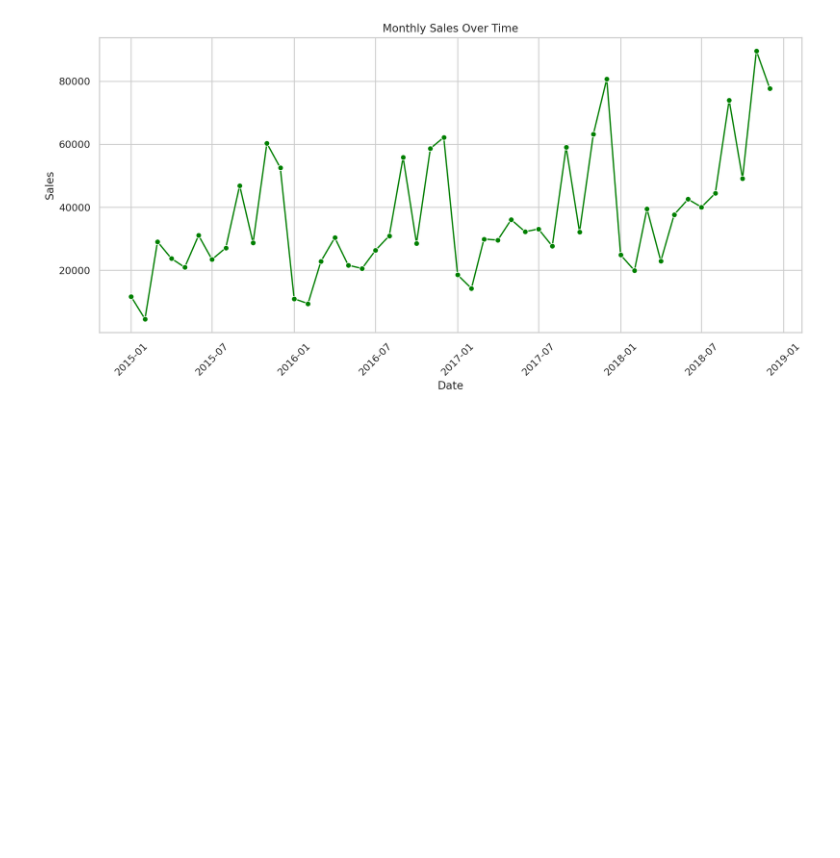
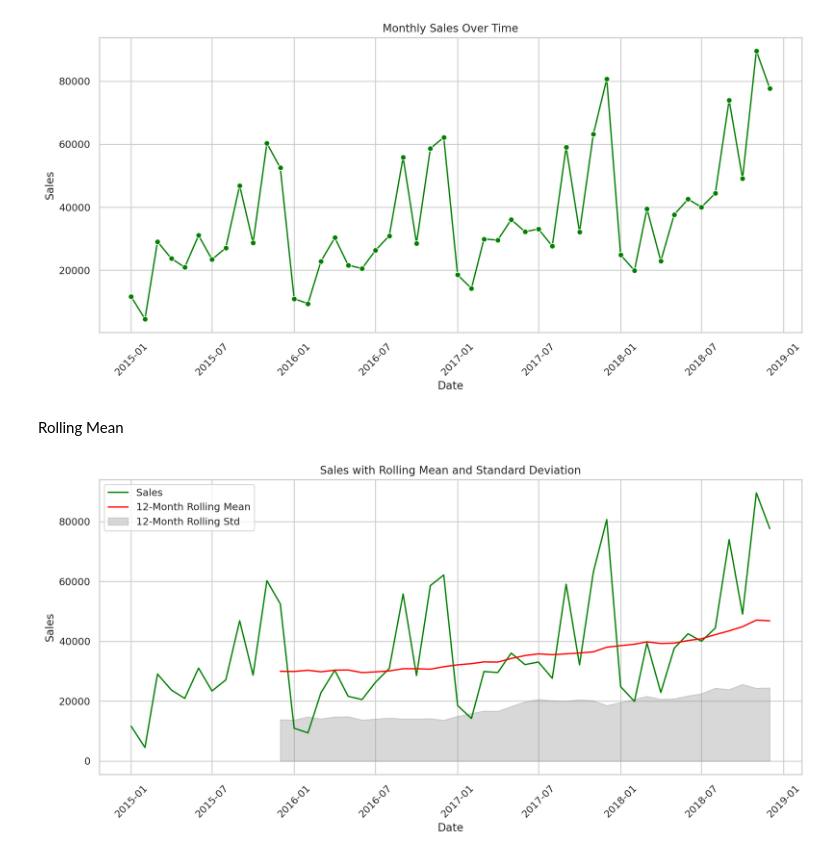
Before and after one commit to sandhrabijoy/Pytorch-and-ML-learning, a Jupyter notebook: ARIMA_SARIMA_&_FBPROPHET.ipynb, the cells around one changed output. Cells and saved outputs as stored; diff of their text form; code cells hidden in the pictures; blank space fills up the shorter version.

Commit message:
plot with rolling mean and standard deviation

```diff
--- a/ARIMA_SARIMA_&_FBPROPHET.ipynb
+++ b/ARIMA_SARIMA_&_FBPROPHET.ipynb
@@ -487,3 +487,28 @@ plt.tight_layout()
 plt.show()
 # %% [output]
 [figure]
+# %% [markdown]
+Rolling Mean
+# %%
+window_size=12
+mdf['Rolling_Mean']=mdf['Sales'].rolling(window=window_size).mean()
+mdf['Rolling_Std']=mdf['Sales'].rolling(window=window_size).std()
+
+#Plot original sales data
+plt.figure(figsize=(12,6),dpi=200)
+sns.lineplot(data=mdf,x=mdf.index,y='Sales',label='Sales',color='green')
+
+#Plot rolling mean
+sns.lineplot(data=mdf,x=mdf.index,y='Rolling_Mean',label=f'{window_size}-Month Rolling Mean',color='red')
+
+#Plot tolling standard deviation(shaded area for volatility)
+plt.fill_between(mdf.index,mdf['Rolling_Mean']-mdf['Rolling_Std'],color='gray',alpha=0.3,label=f'{window_size}-Month Rolling Std')
+plt.xlabel('Date')
+plt.ylabel('Sales')
+plt.title('Sales with Rolling Mean and Standard Deviation')
+plt.legend()
+plt.xticks(rotation=45)
+plt.tight_layout()
+plt.show()
+# %% [output]
+[figure, added]
```
